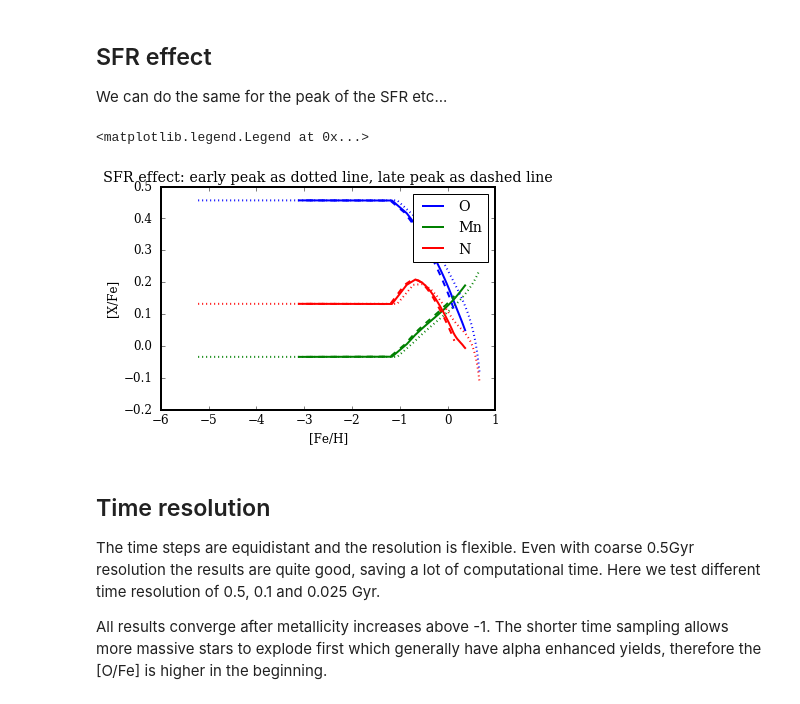
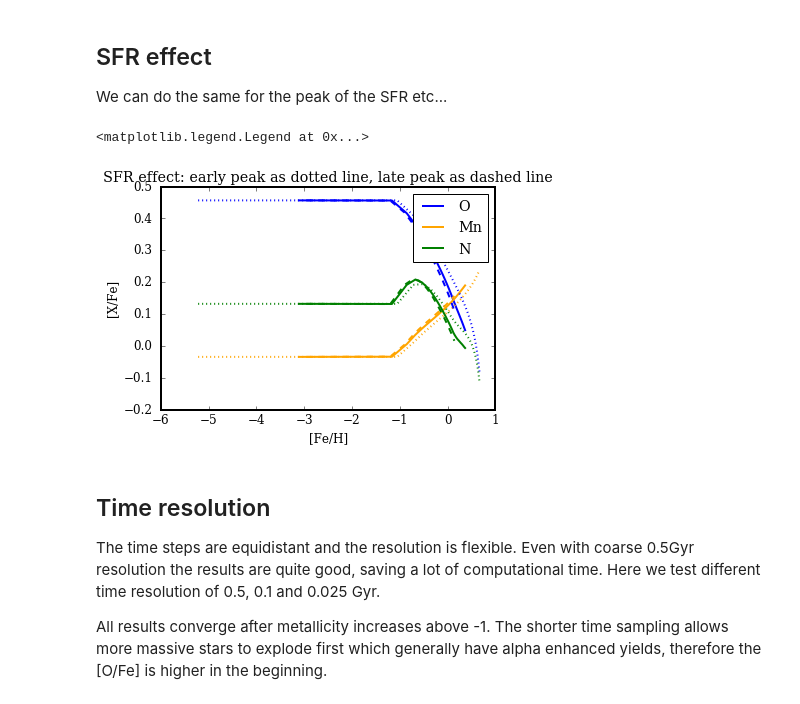
Before and after one commit to jan-rybizki/Chempy, a Jupyter notebook: tutorials/5-Chempy_function.ipynb, the cells around one changed output. Cells and saved outputs as stored; diff of their text form; code cells hidden in the pictures.

```diff
--- a/tutorials/5-Chempy_function.ipynb
+++ b/tutorials/5-Chempy_function.ipynb
@@ -195,39 +246,46 @@ plt.legend()
 ## SFR effect
 We can do the same for the peak of the SFR etc...
 # %%
+# Prior SFR
+
 a = ModelParameters()
 a.sfr_scale = 3.5
 cube, abundances = Chempy(a)
 
-plot(abundances['Fe'],abundances['O']-abundances['Fe'], label = 'O')
-plot(abundances['Fe'],abundances['Mn']-abundances['Fe'], label = 'Mn')
-plot(abundances['Fe'],abundances['N']-abundances['Fe'], label = 'N')
+plot(abundances['Fe'],abundances['O']-abundances['Fe'], label = 'O', color = 'b')
+plot(abundances['Fe'],abundances['Mn']-abundances['Fe'], label = 'Mn', color = 'orange')
+plot(abundances['Fe'],abundances['N']-abundances['Fe'], label = 'N', color = 'g')
 
+
+# Early peak in the SFR
 
 a = ModelParameters()
 a.sfr_scale = 1.5
 cube, abundances = Chempy(a)
 
 plot(abundances['Fe'],abundances['O']-abundances['Fe'], color = 'b', linestyle = ':')
-plot(abundances['Fe'],abundances['Mn']-abundances['Fe'], color = 'g', linestyle = ':')
-plot(abundances['Fe'],abundances['N']-abundances['Fe'], color = 'r', linestyle = ':')
+plot(abundances['Fe'],abundances['Mn']-abundances['Fe'], color = 'orange', linestyle = ':')
+plot(abundances['Fe'],abundances['N']-abundances['Fe'], color = 'green', linestyle = ':')
+
+
+# late peak in the SFR
 
 a = ModelParameters()
 a.sfr_scale = 6.5
 cube, abundances = Chempy(a)
 
 plot(abundances['Fe'],abundances['O']-abundances['Fe'], color = 'b', linestyle = '--')
-plot(abundances['Fe'],abundances['Mn']-abundances['Fe'], color = 'g', linestyle = '--')
-plot(abundances['Fe'],abundances['N']-abundances['Fe'], color = 'r', linestyle = '--')
+plot(abundances['Fe'],abundances['Mn']-abundances['Fe'], color = 'orange', linestyle = '--')
+plot(abundances['Fe'],abundances['N']-abundances['Fe'], color = 'green', linestyle = '--')
 
 
 plt.xlabel('[Fe/H]')
 plt.ylabel('[X/Fe]')
 plt.title('SFR effect: early peak as dotted line, late peak as dashed line')
 plt.legend()
 # %% [output]
 <matplotlib.legend.Legend at 0x...>
-[figure, old version]
+[figure, new version]
 # %% [markdown]
 ## Time resolution
 The time steps are equidistant and the resolution is flexible. Even with coarse 0.5Gyr resolution the results are quite good, saving a lot of computational time. Here we test different time resolution of 0.5, 0.1 and 0.025 Gyr.
```
Also changed, not shown: parts of 17 cells of this notebook, 3 other files.
